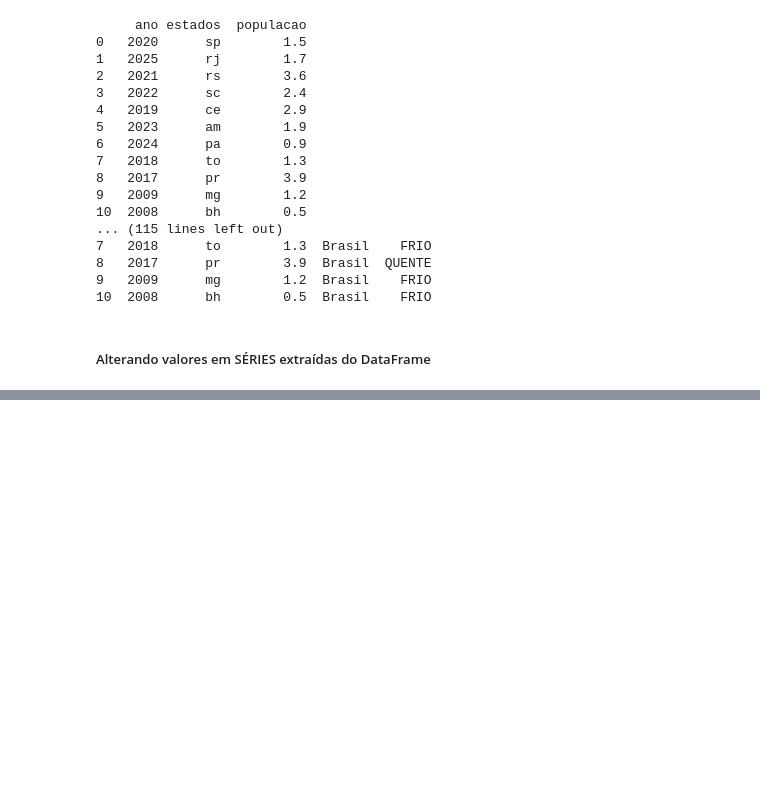
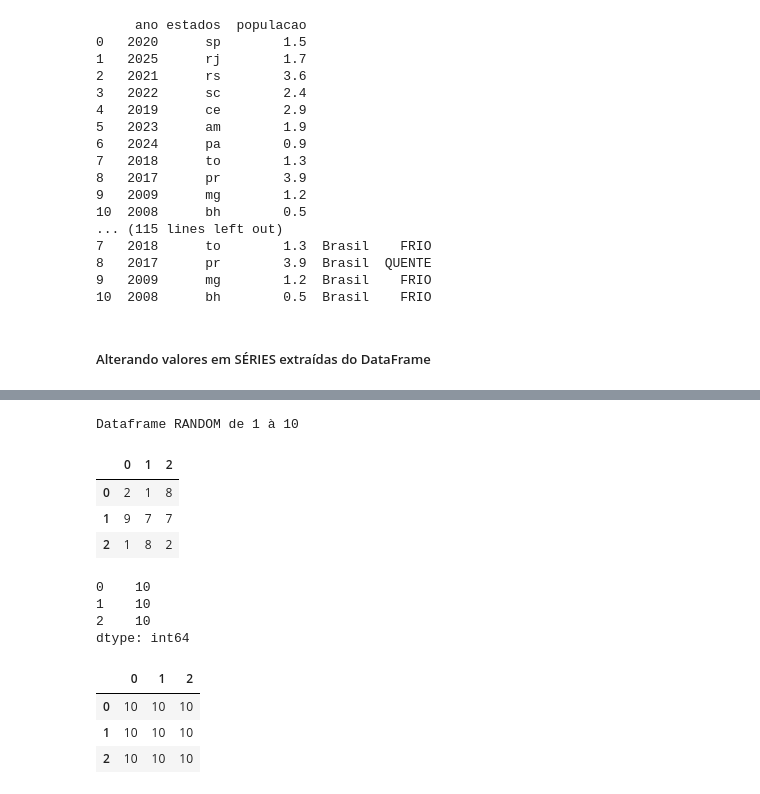
Before and after one commit to paulosilvapinheiro/python, a Jupyter notebook: python para Analise de Dados/pandas/nb_pandas_estudo.ipynb, the cells around one changed output, grey strips where cells are left out. Cells and saved outputs as stored; diff of their text form; code cells hidden in the pictures; blank space fills up the shorter version.

```diff
--- a/python para Analise de Dados/pandas/nb_pandas_estudo.ipynb
+++ b/python para Analise de Dados/pandas/nb_pandas_estudo.ipynb
@@ -314,0 +562,45 @@ print(f"{df_1}\n")
+# %%
+df_function_apply = pd.DataFrame(np.random.randint(1, 10, size=(3,3)))
+
+print(f"Dataframe RANDOM de 1 à 10")
+display(df_function_apply)
+
+# ex1
+# def multPares(x):
+
+#     for i in range(len(x)):
+
+#         if x[i] % 2 == 0:
+#             x[i] += 1
+
+#     return x
+
+# ex2
+# def multPares(x):
+
+#     return x.max() - x.min()
+
+# ex3
+def multPares(x):
+    return 10
+
+display(df_function_apply.apply(multPares))
+
+# ApplyMap server para aplicar a função para cada elemento do DataFrame
+# Se chama ApplyMap porque as Séries já tem uma função Map
+
+display(df_function_apply.map(multPares))
+# %% [output]
+Dataframe RANDOM de 1 à 10
+|  | 0 | 1 | 2 |
+| 0 | 2 | 1 | 8 |
+| 1 | 9 | 7 | 7 |
+| 2 | 1 | 8 | 2 |
+0    10
+1    10
+2    10
+dtype: int64
+|  | 0 | 1 | 2 |
+| 0 | 10 | 10 | 10 |
+| 1 | 10 | 10 | 10 |
+| 2 | 10 | 10 | 10 |
```
Also changed, not shown: parts of 17 cells of this notebook, 1 other file.
